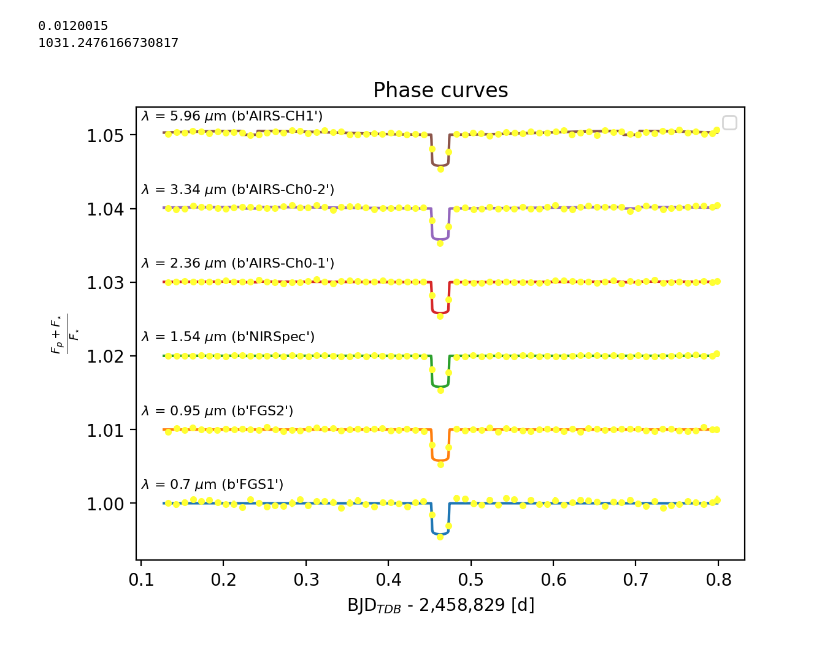
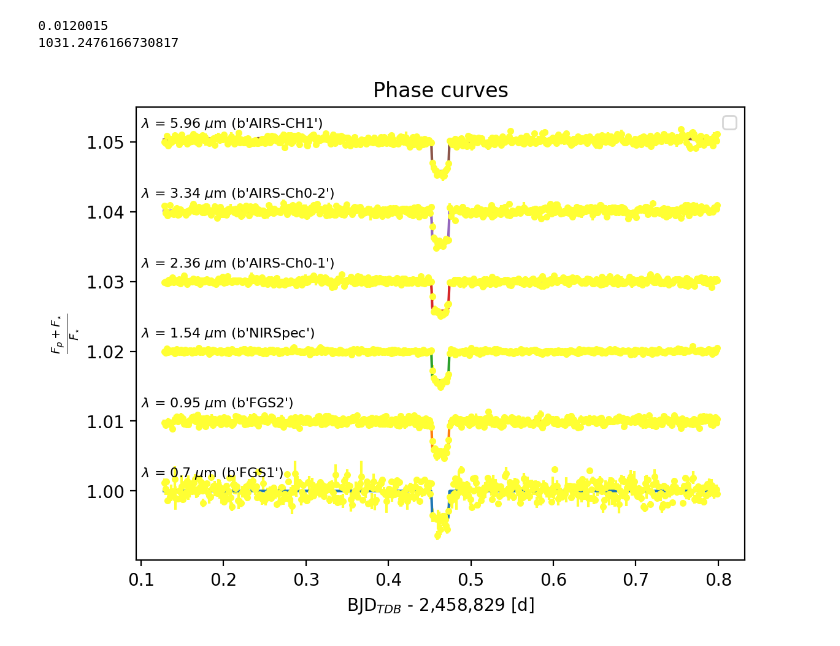
Before and after one commit to olwenrering/M2-LIU-Elsa, a Jupyter notebook: mcmc_multiwavelength.ipynb, the cells around one changed output. Cells and saved outputs as stored; diff of their text form; code cells hidden in the pictures.

```diff
--- a/mcmc_multiwavelength.ipynb
+++ b/mcmc_multiwavelength.ipynb
@@ -299,37 +300,37 @@ T_planet = df2['theta'][8]
 print(T_planet)
 uu = np.array([0.1, 0.06]) # Quadratic limb-darkening coefficients
 
-def light_curve_model(time, lamb, R, T_planet, T_star): # light_curve_model(time, time_transit, P, R_star, M_star, R, T_star, T_planet, uu)
+def light_curve_model(time, lamb, R, T_planet, T_star, P, R_star, M_star, time_transit, uu): # light_curve_model(time, time_transit, P, R_star, M_star, R, T_star, T_planet, uu)
     star = Central(radius=R_star, mass=M_star)
     planet = Body(radius=R, time_transit=time_transit, period=P)
     m = Surface(u=uu)
     system = SurfaceSystem(star, m).add_body(planet, m)
     flux_star = planck(lamb*1e-6, jnp.mean(T_star))
     flux_planet = planck(lamb*1e-6, jnp.mean(T_planet))
     pc = light_curve(system, flux_planet, flux_star)(time)[:,1] + light_curve(system, flux_planet, flux_star)(time)[:,0]
     #pc = pc/np.max(pc)
     return pc
 
 instru = df2['datasets'].keys()
 instru = list(instru)
 instru.pop(0)
 
 fig, ax = plt.subplots(dpi=200)
 offset = 0.0
 for i, inst in enumerate(instru) :
     time = df2['datasets'][inst]['lc']['time'] - 2458828.93
     pc = df2['datasets'][inst]['lc']['model']
-    second_binned = fast_binning(time, df2['datasets'][inst]['lc']['ariel'], 0.01)
+    second_binned = fast_binning(time, df2['datasets'][inst]['lc']['ariel'], 2/(60*24))
     ax.errorbar(second_binned[0], second_binned[1] + offset, yerr=second_binned[2], c=(1, 1, 0.2), fmt='.')
-    ax.plot(time, light_curve_model(time, list(wvl)[i], R, T_planet, T_star) + offset)
+    ax.plot(time, light_curve_model(time, list(wvl)[i], R, T_planet, T_star, P, R_star, M_star, time_transit, uu) + offset)
     ax.annotate(rf'$\lambda$ = {list(wvl)[i]} $\mu$m ({str(inst)})', xy=(0.1, 1.002 + offset), fontsize=8)
     offset += 0.01
 plt.title(rf'Phase curves')
 plt.legend()
 plt.xlabel(r'BJD$_{TDB}$ - 2,458,829 [d]')
 plt.ylabel(r'$\frac{F_p + F_{\star}}{F_{\star}}$')
 plt.show()
 # %% [output]
 0.0120015
 1031.2476166730817
-[figure, old version]
+[figure, new version]
```
Also changed, not shown: parts of 7 cells of this notebook.
